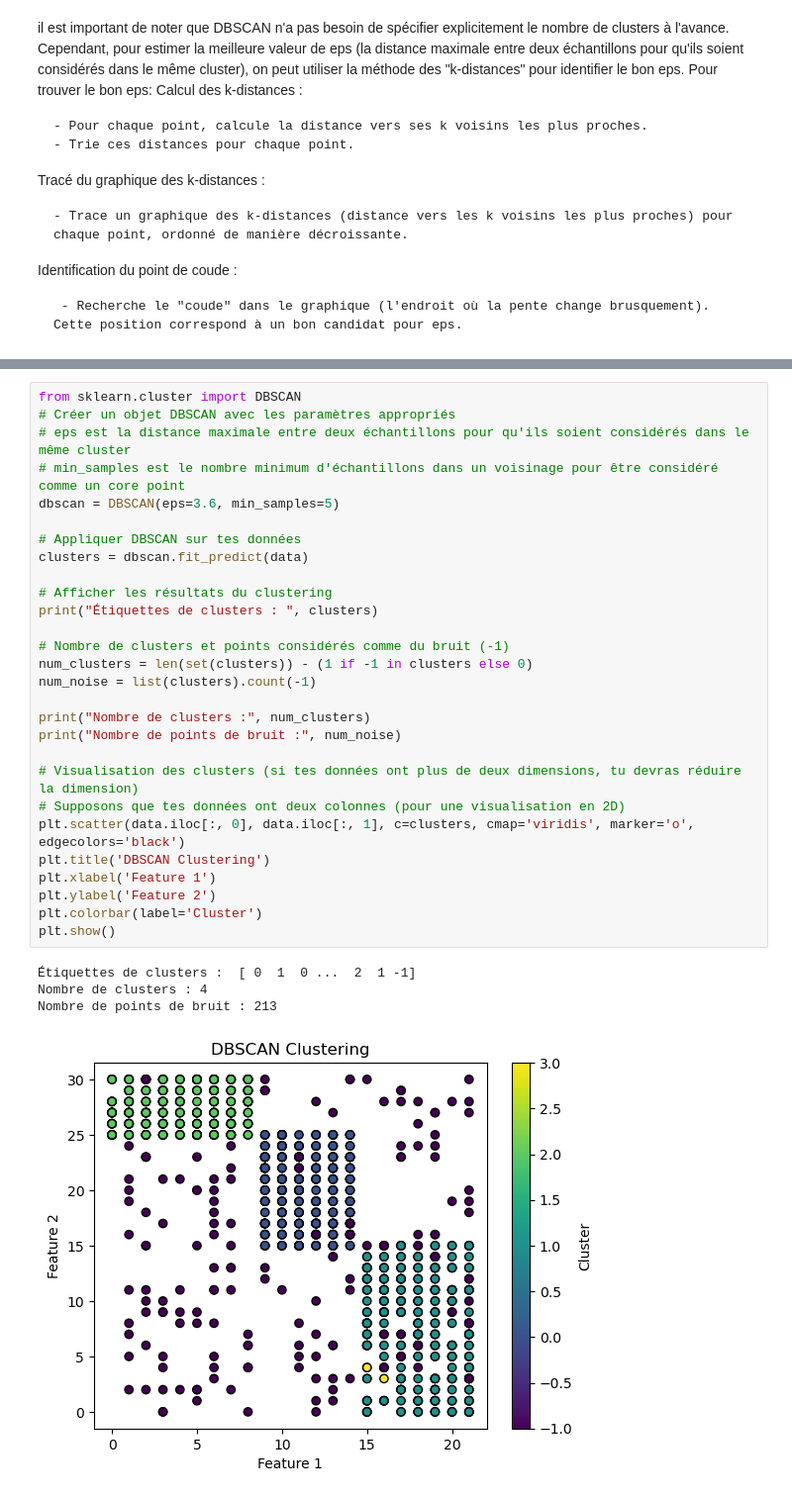
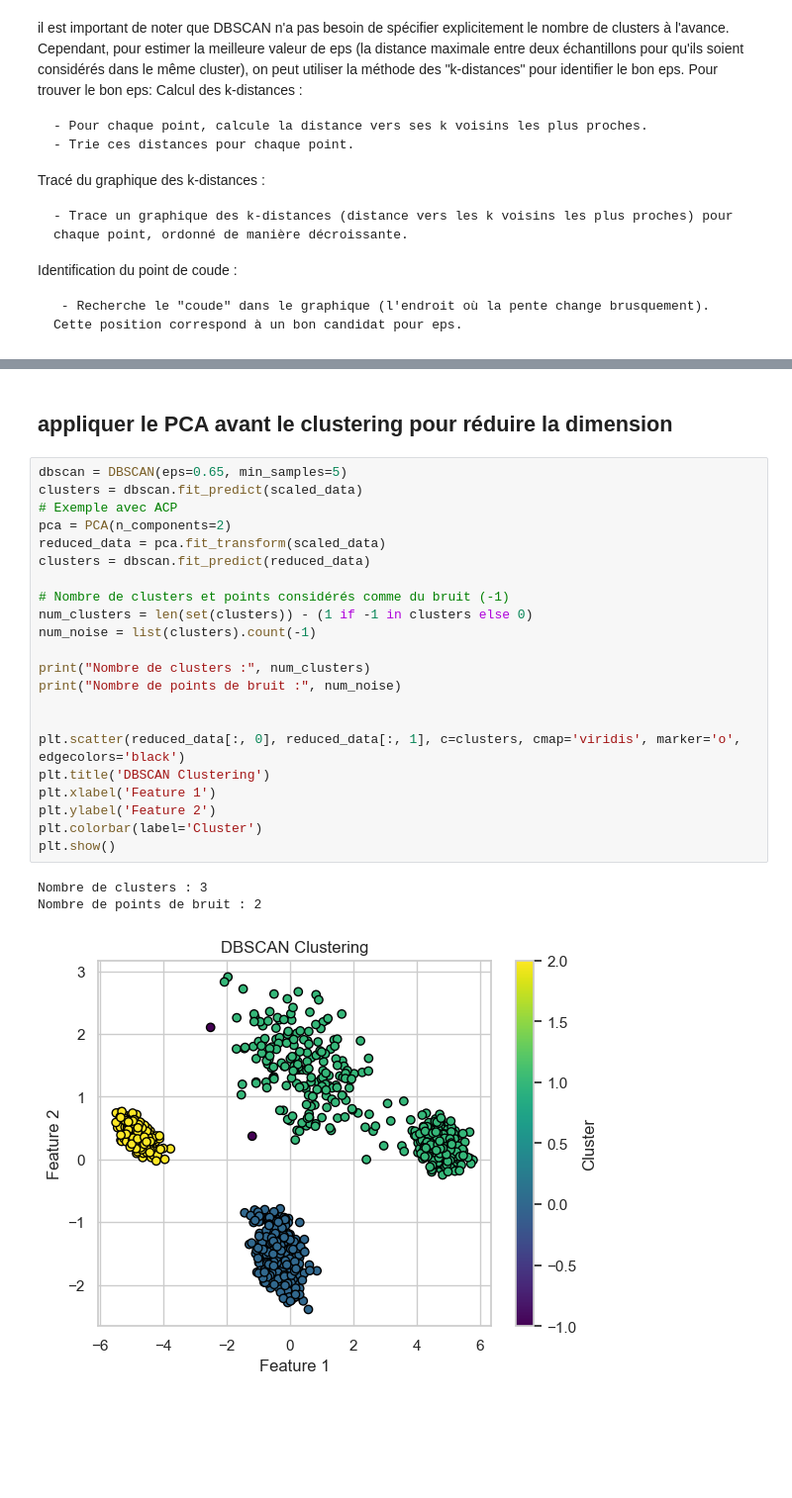
Before and after one commit to IkramBlsl/Data-Mining---Clustering-, a Jupyter notebook: Data_mining_clustering.ipynb, the cells around one changed output, grey strips where cells are left out. Shown at 99% size. Cells and saved outputs as stored; diff of their text form; blank space fills up the shorter version.

```diff
--- a/Data_mining_clustering.ipynb
+++ b/Data_mining_clustering.ipynb
@@ -242,34 +319,29 @@ la valeur optimale de ops est 3.6,
 le point où la courbe présente une courbure significativement plus raide ou un changement brusque dans les distances est généralement considéré comme un bon candidat pour choisir eps. Cette valeur indique le niveau de densité où les points commencent à être considérés comme appartenant à différents clusters.
-# %%
-from sklearn.cluster import DBSCAN
-# Créer un objet DBSCAN avec les paramètres appropriés
-# eps est la distance maximale entre deux échantillons pour qu'ils soient considérés dans le même cluster
-# min_samples est le nombre minimum d'échantillons dans un voisinage pour être considéré comme un core point
-dbscan = DBSCAN(eps=3.6, min_samples=5)
-
-# Appliquer DBSCAN sur tes données
-clusters = dbscan.fit_predict(data)
-
-# Afficher les résultats du clustering
-print("Étiquettes de clusters : ", clusters)
-
-# Nombre de clusters et points considérés comme du bruit (-1)
-num_clusters = len(set(clusters)) - (1 if -1 in clusters else 0)
-num_noise = list(clusters).count(-1)
-
-print("Nombre de clusters :", num_clusters)
-print("Nombre de points de bruit :", num_noise)
-
-# Visualisation des clusters (si tes données ont plus de deux dimensions, tu devras réduire la dimension)
-# Supposons que tes données ont deux colonnes (pour une visualisation en 2D)
-plt.scatter(data.iloc[:, 0], data.iloc[:, 1], c=clusters, cmap='viridis', marker='o', edgecolors='black')
-plt.title('DBSCAN Clustering')
-plt.xlabel('Feature 1')
-plt.ylabel('Feature 2')
-plt.colorbar(label='Cluster')
-plt.show()
-# %% [output]
-Étiquettes de clusters :  [ 0  1  0 ...  2  1 -1]
-Nombre de clusters : 4
-Nombre de points de bruit : 213
-[figure, removed]
+# %% [markdown]
+## appliquer le PCA avant le clustering pour réduire la dimension
+# %%
+dbscan = DBSCAN(eps=0.65, min_samples=5)
+clusters = dbscan.fit_predict(scaled_data)
+# Exemple avec ACP
+pca = PCA(n_components=2)
+reduced_data = pca.fit_transform(scaled_data)
+clusters = dbscan.fit_predict(reduced_data)
+
+# Nombre de clusters et points considérés comme du bruit (-1)
+num_clusters = len(set(clusters)) - (1 if -1 in clusters else 0)
+num_noise = list(clusters).count(-1)
+
+print("Nombre de clusters :", num_clusters)
+print("Nombre de points de bruit :", num_noise)
+
+
+plt.scatter(reduced_data[:, 0], reduced_data[:, 1], c=clusters, cmap='viridis', marker='o', edgecolors='black')
+plt.title('DBSCAN Clustering')
+plt.xlabel('Feature 1')
+plt.ylabel('Feature 2')
+plt.colorbar(label='Cluster')
+plt.show()
+# %% [output]
+Nombre de clusters : 3
+Nombre de points de bruit : 2
+[figure, added]
```
Also changed, not shown: parts of 23 cells of this notebook.
